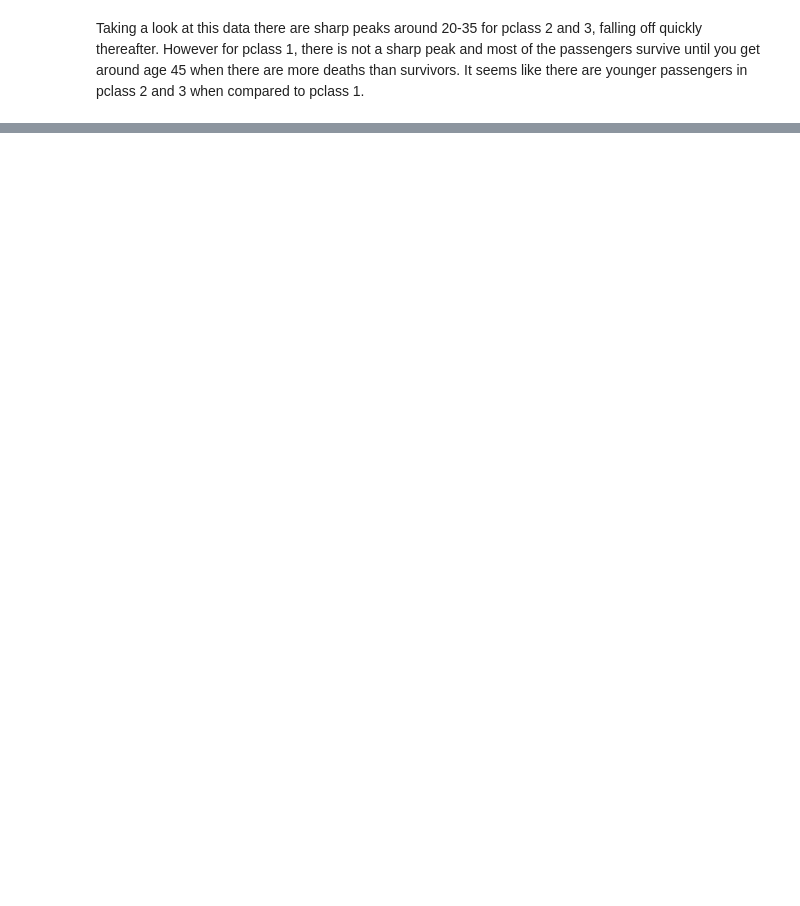
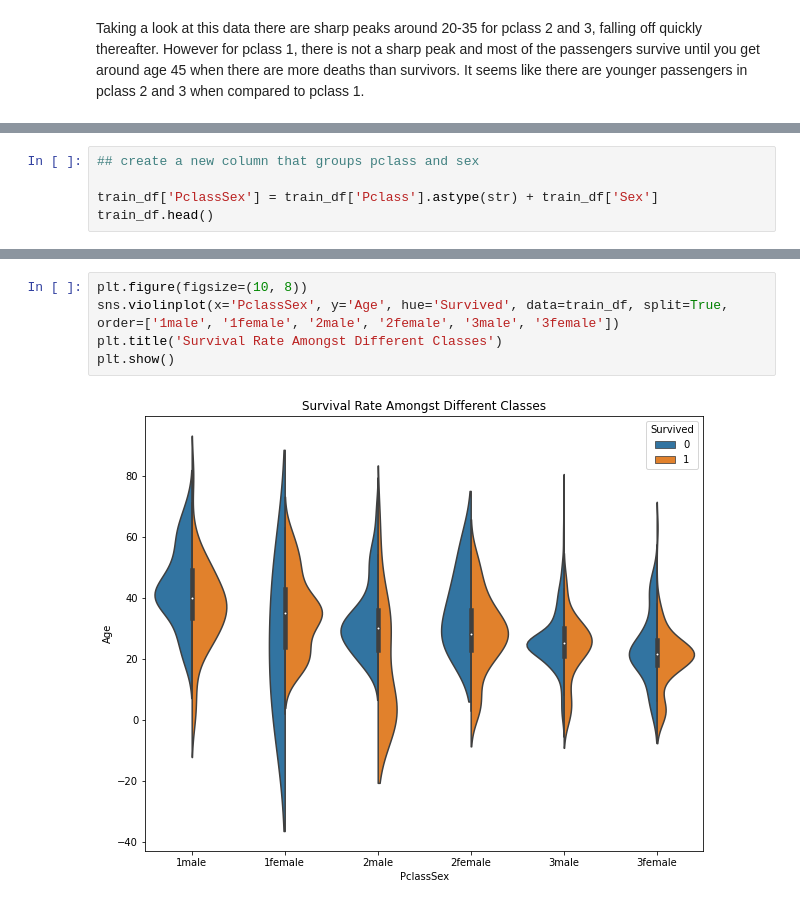
Before and after one commit to c-woo/Titanic-Kaggle, a Jupyter notebook: Titanic.ipynb, the cells around one changed output, grey strips where cells are left out. Cells and saved outputs as stored; diff of their text form; blank space fills up the shorter version.

```diff
--- a/Titanic.ipynb
+++ b/Titanic.ipynb
@@ -396,0 +401,5 @@ plt.show()
+# %%
+## create a new column that groups pclass and sex
+
+train_df['PclassSex'] = train_df['Pclass'].astype(str) + train_df['Sex']
+train_df.head()
@@ -396,0 +413,7 @@ plt.show()
+# %%
+plt.figure(figsize=(10, 8))
+sns.violinplot(x='PclassSex', y='Age', hue='Survived', data=train_df, split=True, order=['1male', '1female', '2male', '2female', '3male', '3female'])
+plt.title('Survival Rate Amongst Different Classes')
+plt.show()
+# %% [output]
+[figure, added]
```
Also changed, not shown: parts of 10 cells of this notebook.
